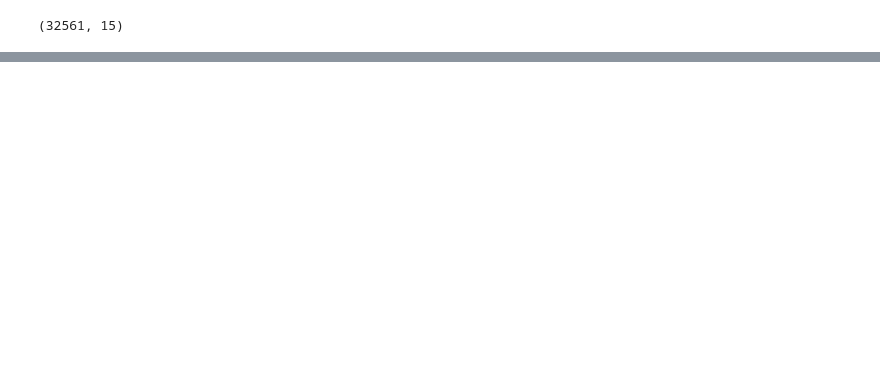
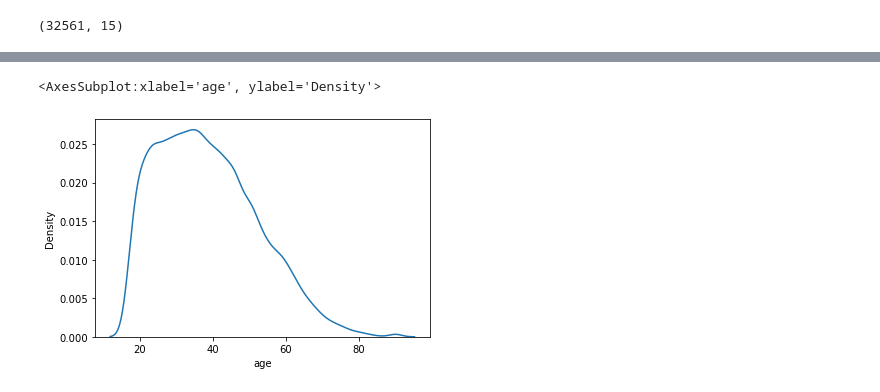
Before and after one commit to lavkushsingh31/Python_ML_Projects, a Jupyter notebook: Salary Prediction/Salary Prediction Problem.ipynb, the cells around one changed output, grey strips where cells are left out. Cells and saved outputs as stored; diff of their text form; code cells hidden in the pictures; blank space fills up the shorter version.

```diff
--- a/Salary Prediction/Salary Prediction Problem.ipynb
+++ b/Salary Prediction/Salary Prediction Problem.ipynb
@@ -60,0 +134,5 @@ v
+# %%
+sns.kdeplot(data = train_data, x = 'age') # we have skewed data
+# %% [output]
+<AxesSubplot:xlabel='age', ylabel='Density'>
+[figure, added]
```
Also changed, not shown: parts of 23 cells of this notebook.
